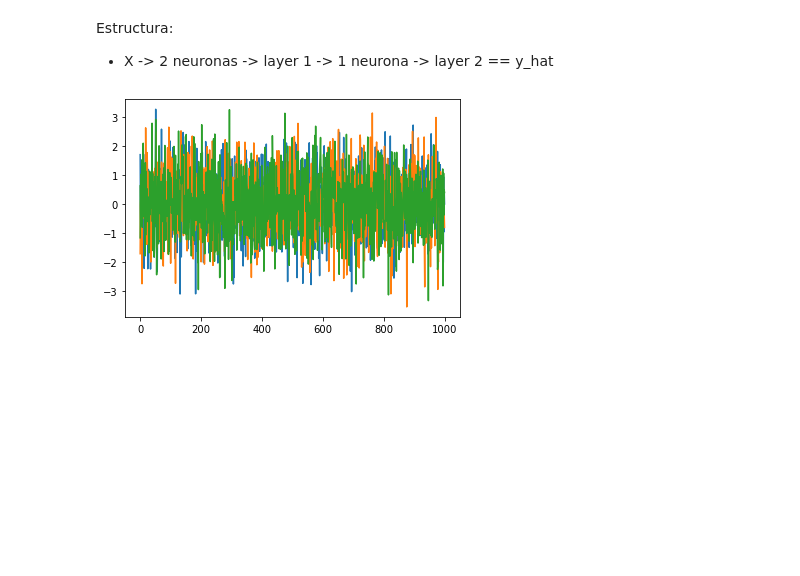
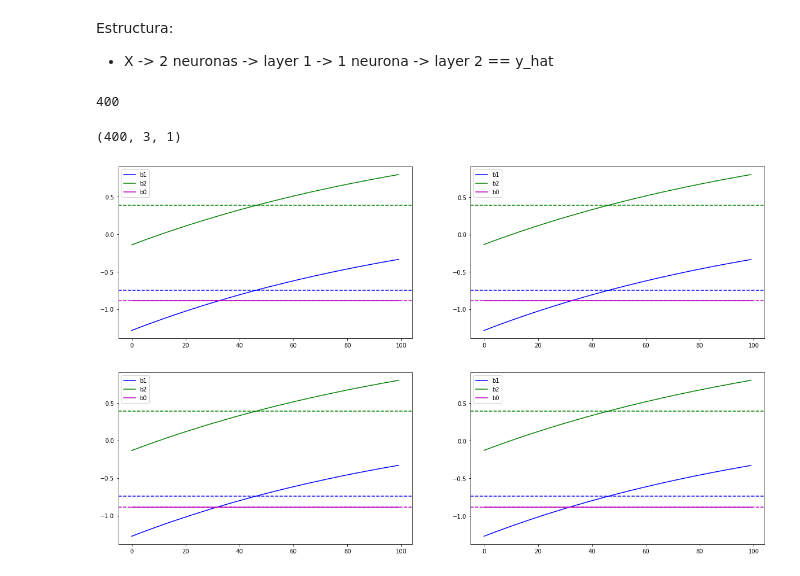
Before and after one commit to marisarabia/2coCEIA2021, a Jupyter notebook: DeepLearning/DeepLearning_clase1.ipynb, the cells around one changed output. Drawn from its saved outputs; the diff is of its cells as text; code cells hidden in the pictures; blank space fills up the shorter version.

```diff
--- a/DeepLearning/DeepLearning_clase1.ipynb
+++ b/DeepLearning/DeepLearning_clase1.ipynb
@@ -108,6 +111,59 @@ for e in range(epochs):
+# %%
+len(wlist)
+# %% [output]
+400
+# %%
+x = np.array(wlist)
+x.shape
+# %% [output]
+(400, 3, 1)
+# %%
+x = x[:,:,0]
+# %%
+x1 = []
+x2 = []
+x3 = []
+x4 = []
+
+for i in range(0,400,4):
+    x1.append(x[i,:])
+    x2.append(x[i+1,:])
+    x3.append(x[i+2,:])
+    x4.append(x[i+3,:])
+
+x1 = np.array(x1)
+x2 = np.array(x2)
+x3 = np.array(x3)
+x4 = np.array(x4)
 # %%
-wlist = np.array(wlist).reshape(epochs, 3)
-for i in range(3):
-    plt.plot(wlist.T[i])
+est = ['b1', 'b2', 'b0']
+cmap = ['b', 'g', 'm']
+#xs = [x1, x2, x3, x4]
+
+fig = plt.figure(figsize=(20,12))
+
+ax1 = plt.subplot(221)
+ax2 = plt.subplot(222)
+ax3 = plt.subplot(223)
+ax4 = plt.subplot(224)
+
+for i,j,k in zip(range(3), est, cmap):
+    ax1.plot(x1[:,i], c=k, label=k)
+    ax2.plot(x2[:,i], c=k, label=k)
+    ax3.plot(x3[:,i], c=k, label=k)
+    ax4.plot(x4[:,i], c=k, label=k)
+
+ax1.legend(est)
+ax2.legend(est)
+ax3.legend(est)
+ax4.legend(est)
+
+for i,j,k in zip(range(3), est, cmap):
+    ax1.axhline(x1[:,i].mean(0), ls='--', c=k)
+    ax2.axhline(x2[:,i].mean(0), ls='--', c=k)
+    ax3.axhline(x3[:,i].mean(0), ls='--', c=k)
+    ax4.axhline(x4[:,i].mean(0), ls='--', c=k)
+
+plt.show();
 # %% [output]
-[figure, old version]
+[figure, new version]
```
Also changed, not shown: parts of 2 cells of this notebook.
